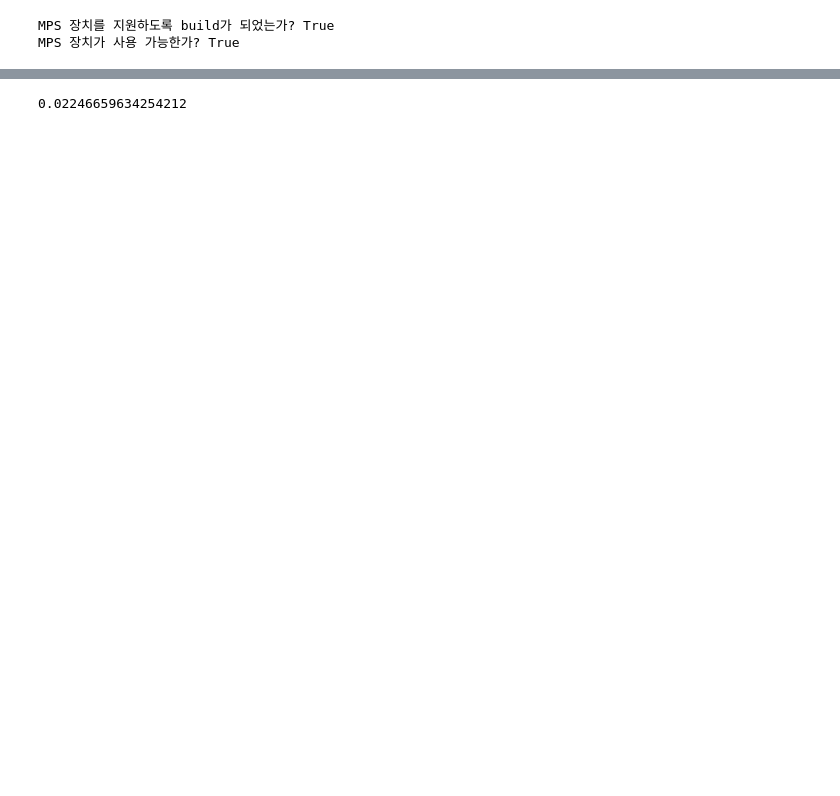
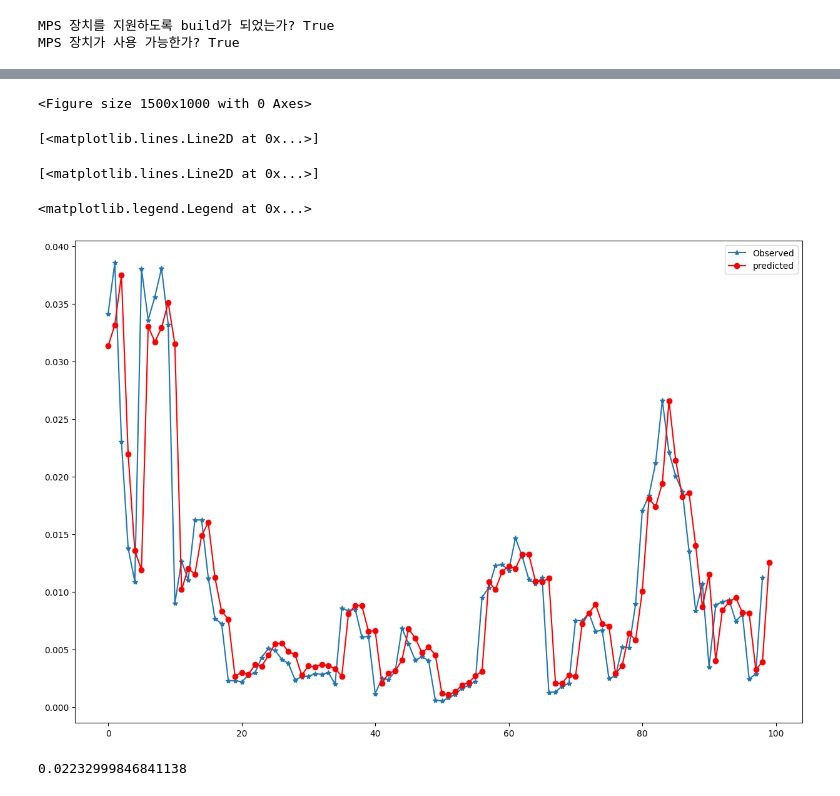
Before and after one commit to easyDong19/intern_project, a Jupyter notebook: LSTM/GSPC_lstm_prediction.ipynb, the cells around one changed output, grey strips where cells are left out. Drawn from its saved outputs; the diff is of its cells as text; code cells hidden in the pictures; blank space fills up the shorter version.

```diff
--- a/LSTM/GSPC_lstm_prediction.ipynb
+++ b/LSTM/GSPC_lstm_prediction.ipynb
@@ -214,6 +204,20 @@ plt.legend()
+# %%
+plt.figure(figsize=(15,10))
+df = scaler_result.transform(test_outputs)
+
+plt.plot(test_data_df[1:100].rv.values**2,marker='*', label = "Observed")
+plt.plot(df[:100]**2,marker='o', label='predicted', color='red')
+
+plt.legend()
+# %% [output]
+<Figure size 1500x1000 with 0 Axes>
+[<matplotlib.lines.Line2D at 0x...>]
+[<matplotlib.lines.Line2D at 0x...>]
+<matplotlib.legend.Legend at 0x...>
+[figure, added]
 # %%
 from sklearn.metrics import mean_squared_error
 
 mean_squared_error(df,test_data_df[1:].rv.values,squared=False)
 # %% [output]
-0.02246659634254212
+0.02232999846841138
```
Also changed, not shown: parts of 7 cells of this notebook, 17 other files.
